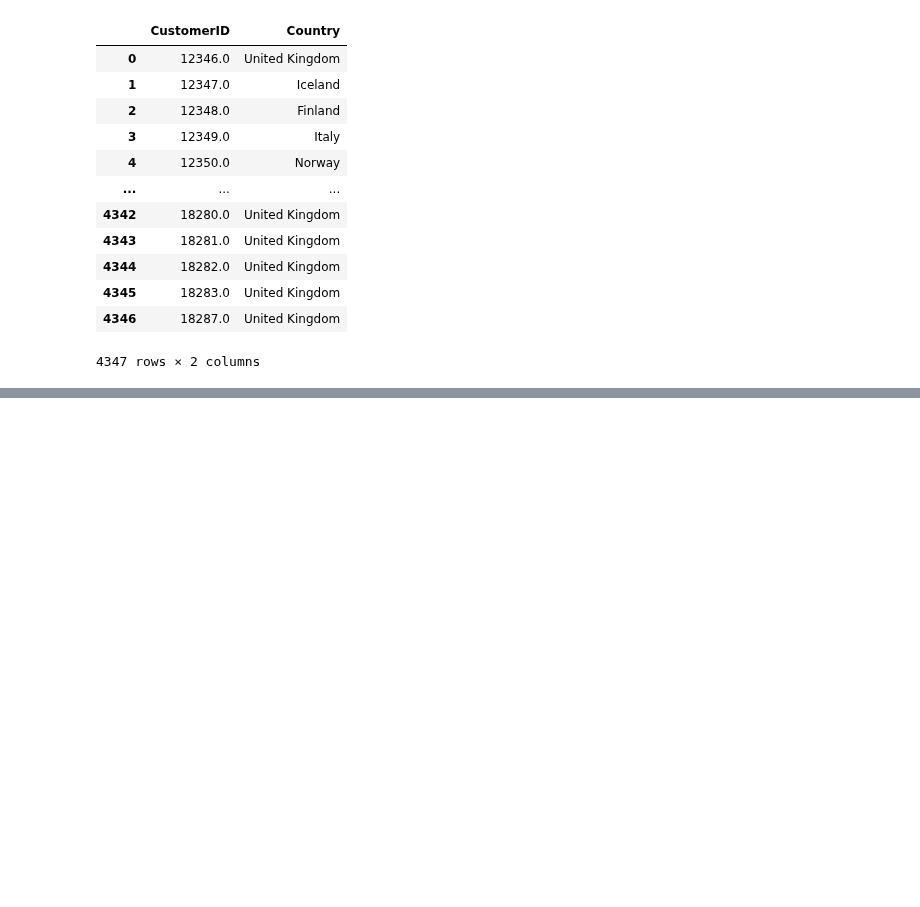
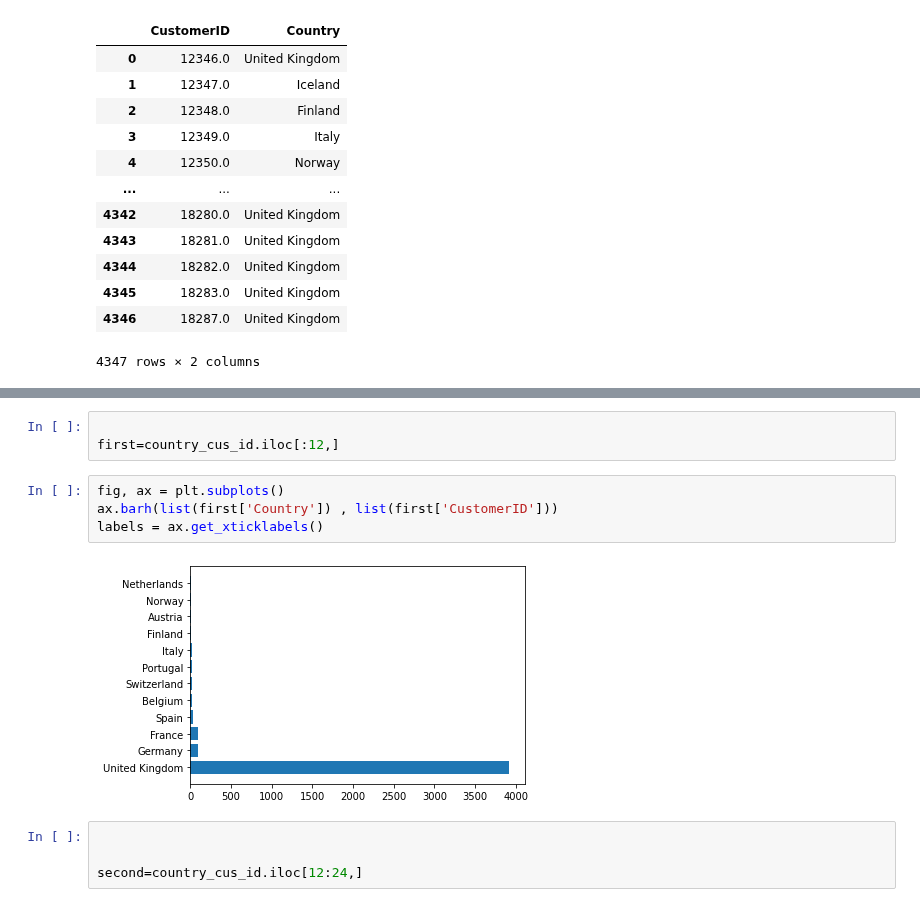
Before and after one commit to nicha0524/DPDM2021, a Jupyter notebook: Frequent_Patterns_(Association_Rules).ipynb, the cells around one changed output, grey strips where cells are left out. Drawn from its saved outputs; the diff is of its cells as text; blank space fills up the shorter version.

```diff
--- a/Frequent_Patterns_(Association_Rules).ipynb
+++ b/Frequent_Patterns_(Association_Rules).ipynb
@@ -299,0 +345,13 @@ labels = ax.get_xticklabels()
+# %%
+
+first=country_cus_id.iloc[:12,]
+# %%
+fig, ax = plt.subplots()
+ax.barh(list(first['Country']) , list(first['CustomerID']))
+labels = ax.get_xticklabels()
+# %% [output]
+[figure, added]
+# %%
+
+
+second=country_cus_id.iloc[12:24,]
```
Also changed, not shown: parts of 19 cells of this notebook.
